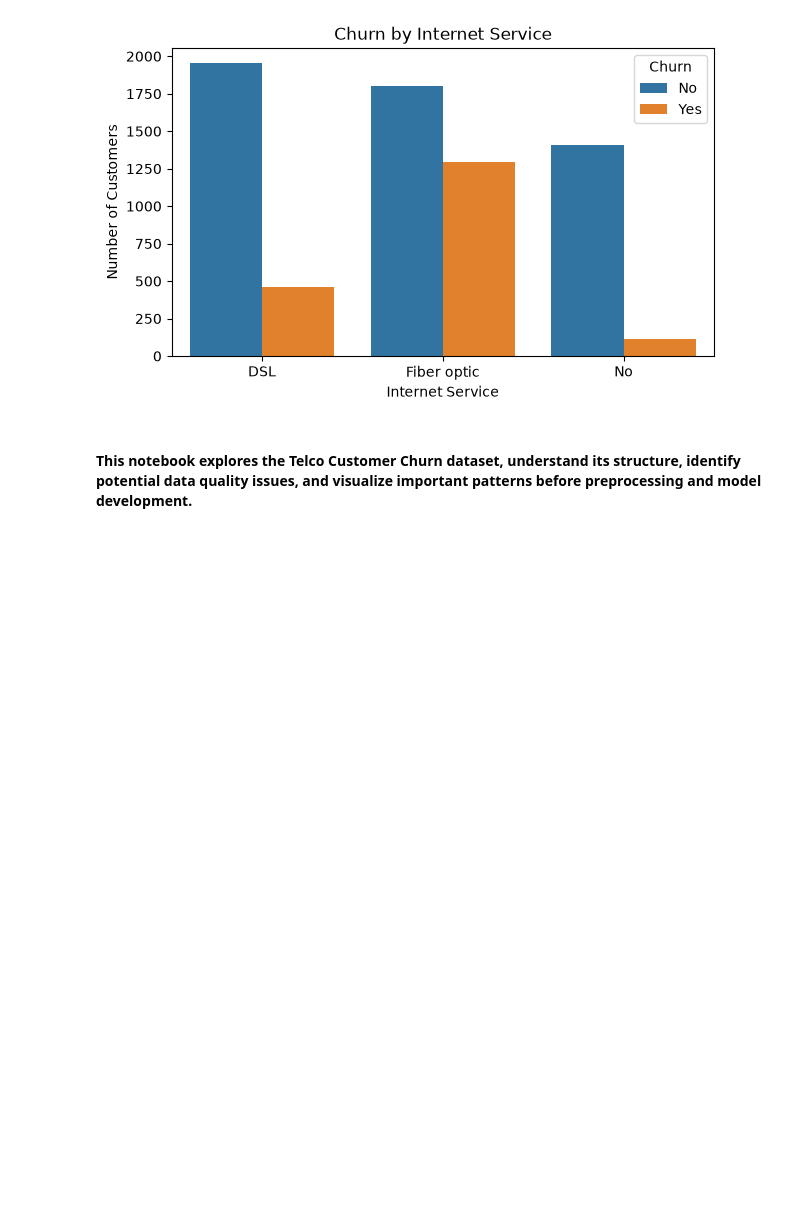
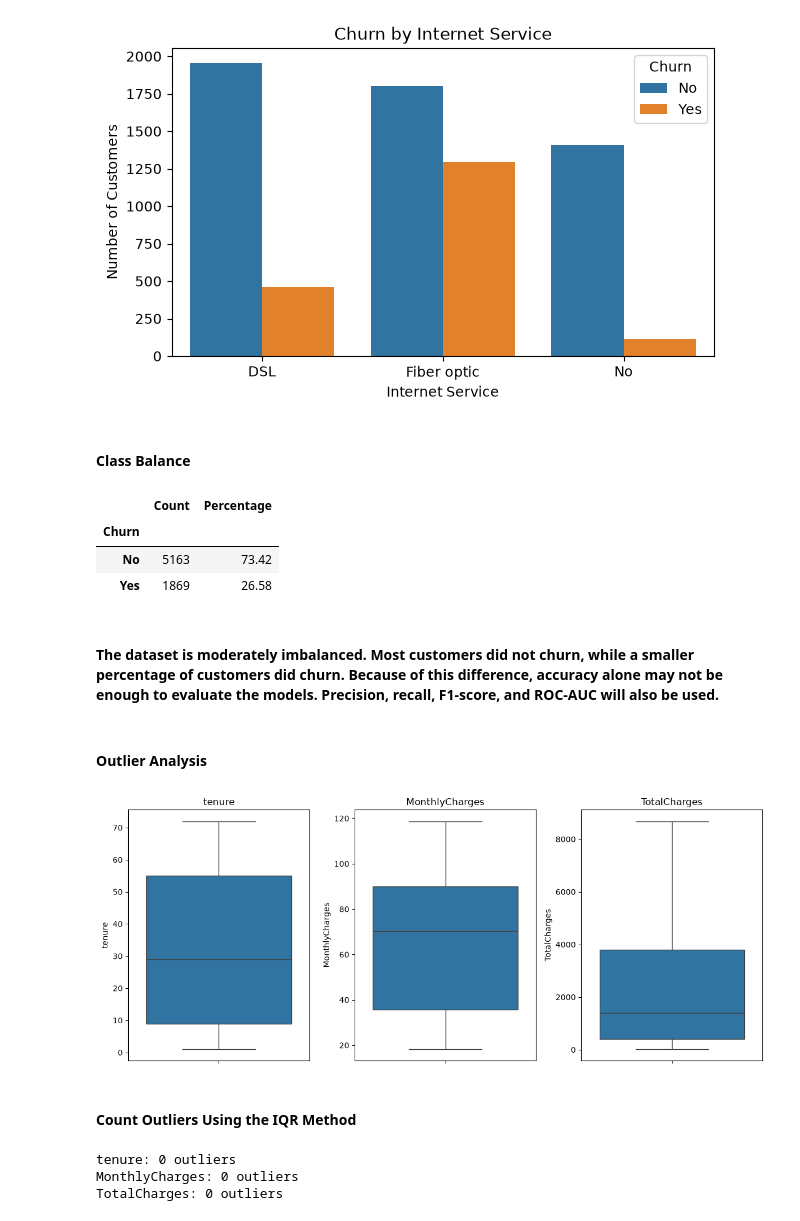
Before and after one commit to HtooAungKha/Telecommunication-Customer-Churn-Prediction, a Jupyter notebook: Notebooks/01_data_exploration.ipynb, the cells around one changed output. Saved outputs shown, nothing was run; the diff lists cells and outputs as text; code cells hidden in the pictures; blank space fills up the shorter version.

Commit message:
Update Notebook 1: improve data exploration

```diff
--- a/Notebooks/01_data_exploration.ipynb
+++ b/Notebooks/01_data_exploration.ipynb
@@ -250,5 +250,70 @@ plt.ylabel("Number of Customers")
 plt.show()
 # %% [output]
 [figure]
+# %% [markdown]
+#### Class Balance
+# %%
+churn_counts = df["Churn"].value_counts()
+churn_percentages = df["Churn"].value_counts(normalize=True) * 100
+
+class_balance = pd.DataFrame({
+    "Count": churn_counts,
+    "Percentage": churn_percentages.round(2)
+})
+
+class_balance
+# %% [output]
+|  | Count | Percentage |
+| Churn |  |  |
+| No | 5163 | 73.42 |
+| Yes | 1869 | 26.58 |
 # %% [markdown]
-#### This notebook explores the Telco Customer Churn dataset, understand its structure, identify potential data quality issues, and visualize important patterns before preprocessing and model development.
+#### The dataset is moderately imbalanced. Most customers did not churn, while a smaller percentage of customers did churn. Because of this difference, accuracy alone may not be enough to evaluate the models. Precision, recall, F1-score, and ROC-AUC will also be used.
+# %% [markdown]
+#### Outlier Analysis
+# %%
+df["TotalCharges"] = pd.to_numeric(
+    df["TotalCharges"],
+    errors="coerce"
+)
+
+numerical_columns = [
+    "tenure",
+    "MonthlyCharges",
+    "TotalCharges"
+]
+
+plt.figure(figsize=(12, 5))
+
+for index, column in enumerate(numerical_columns, start=1):
+    plt.subplot(1, 3, index)
+    sns.boxplot(y=df[column])
+    plt.title(column)
+
+plt.tight_layout()
+plt.show()
+# %% [output]
+[figure, added]
+# %% [markdown]
+#### Count Outliers Using the IQR Method
+# %%
+for column in numerical_columns:
+    clean_values = df[column].dropna()
+
+    Q1 = clean_values.quantile(0.25)
+    Q3 = clean_values.quantile(0.75)
+    IQR = Q3 - Q1
+
+    lower_bound = Q1 - 1.5 * IQR
+    upper_bound = Q3 + 1.5 * IQR
+
+    outliers = clean_values[
+        (clean_values < lower_bound) |
+        (clean_values > upper_bound)
+    ]
+
+    print(f"{column}: {len(outliers)} outliers")
+# %% [output]
+tenure: 0 outliers
+MonthlyCharges: 0 outliers
+TotalCharges: 0 outliers
```
Also changed, not shown: parts of 19 cells of this notebook.
